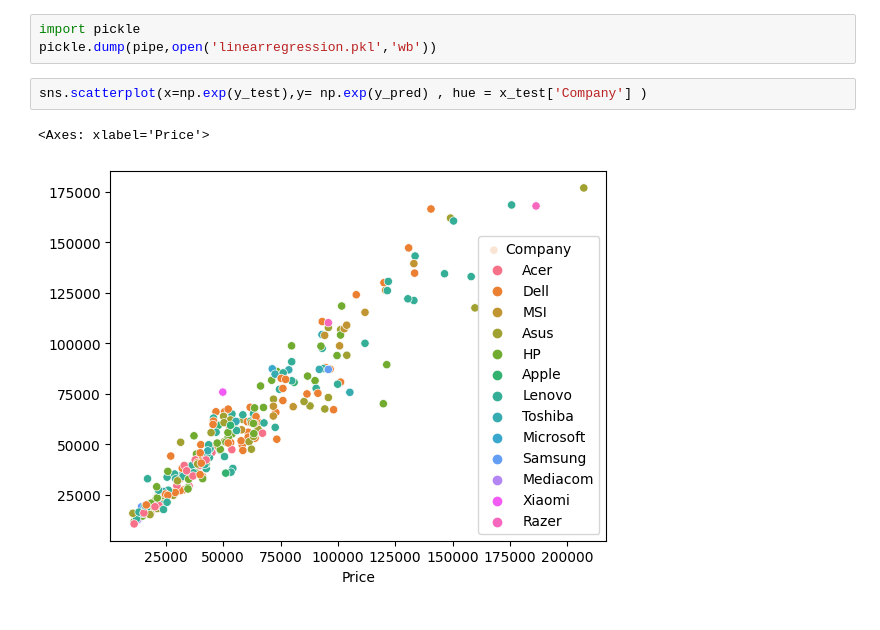
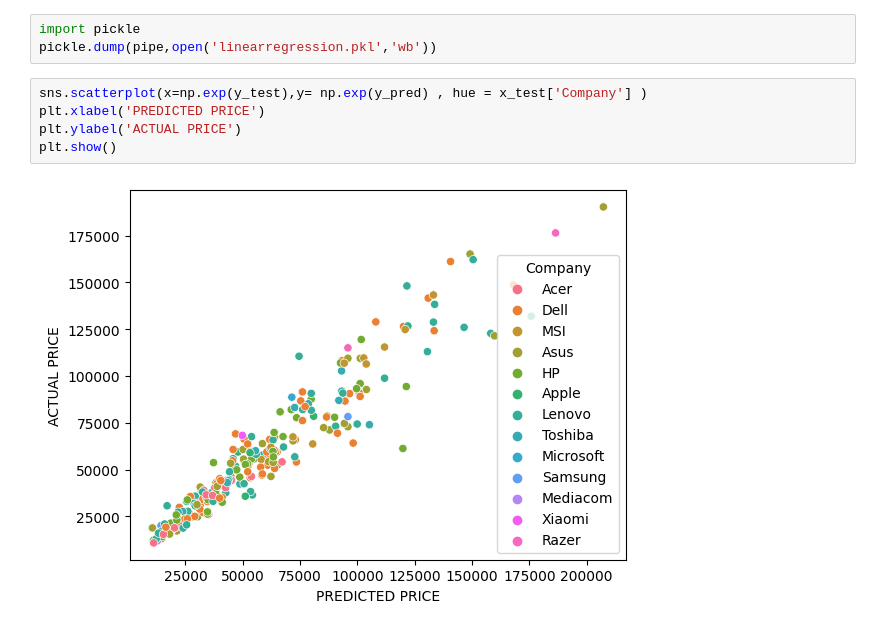
Before and after one commit to arnavjain2/Laptop_price_predictor, a Jupyter notebook: laptop price predictor/laptop.ipynb, the cells around one changed output. Cells and saved outputs as stored; diff of their text form.

```diff
--- a/laptop price predictor/laptop.ipynb
+++ b/laptop price predictor/laptop.ipynb
@@ -485,6 +549,8 @@ import pickle
 pickle.dump(pipe,open('linearregression.pkl','wb'))
 # %%
 sns.scatterplot(x=np.exp(y_test),y= np.exp(y_pred) , hue = x_test['Company'] )
+plt.xlabel('PREDICTED PRICE')
+plt.ylabel('ACTUAL PRICE')
+plt.show()
 # %% [output]
-<Axes: xlabel='Price'>
-[figure, old version]
+[figure, new version]
```
Also changed, not shown: parts of 30 cells of this notebook, 1 other file.
